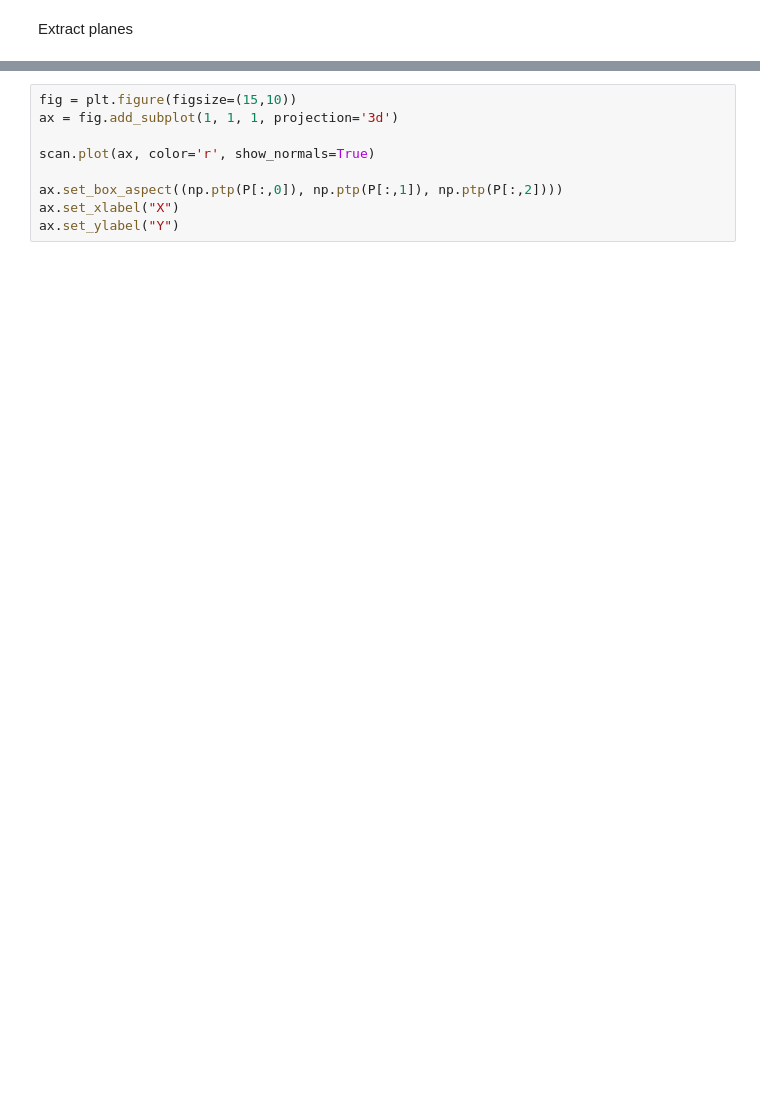
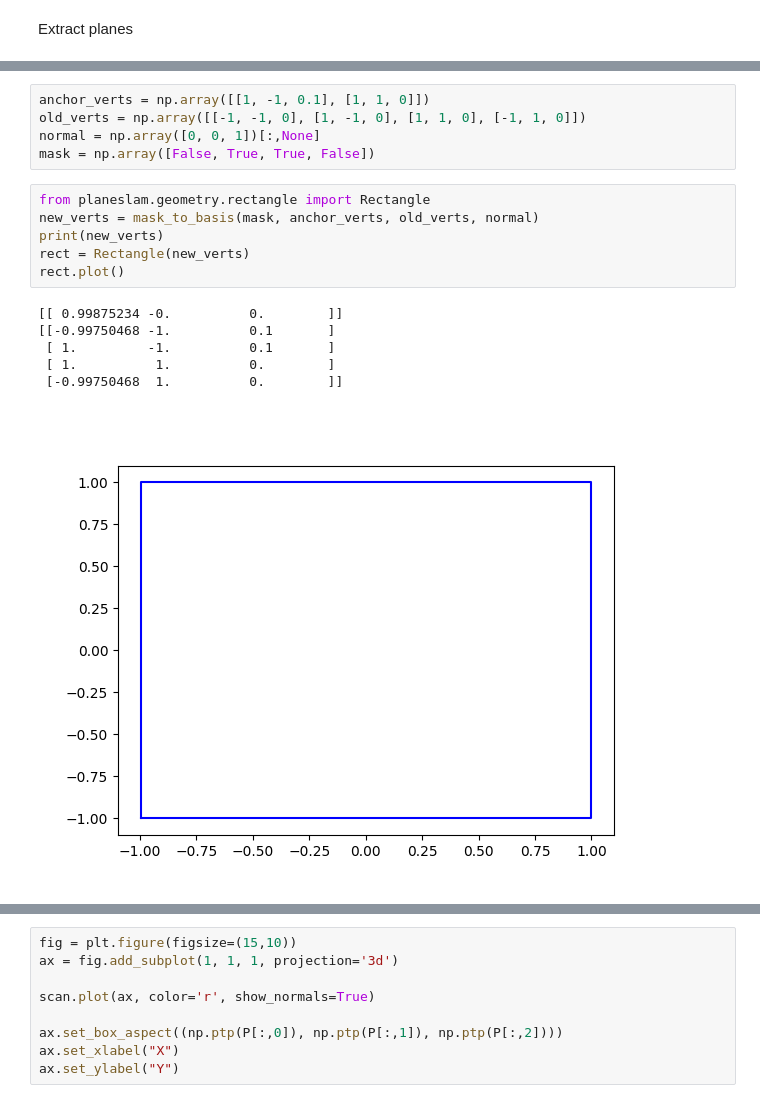
Before and after one commit to Stanford-NavLab/planeslam, a Jupyter notebook: notebooks/extraction_test.ipynb, the cells around one changed output, grey strips where cells are left out. Drawn from its saved outputs; the diff is of its cells as text; blank space fills up the shorter version.

```diff
--- a/notebooks/extraction_test.ipynb
+++ b/notebooks/extraction_test.ipynb
@@ -70,0 +230,18 @@ Extract planes
+# %%
+anchor_verts = np.array([[1, -1, 0.1], [1, 1, 0]])
+old_verts = np.array([[-1, -1, 0], [1, -1, 0], [1, 1, 0], [-1, 1, 0]])
+normal = np.array([0, 0, 1])[:,None]
+mask = np.array([False, True, True, False])
+# %%
+from planeslam.geometry.rectangle import Rectangle
+new_verts = mask_to_basis(mask, anchor_verts, old_verts, normal)
+print(new_verts)
+rect = Rectangle(new_verts)
+rect.plot()
+# %% [output]
+[[ 0.99875234 -0.          0.        ]]
+[[-0.99750468 -1.          0.1       ]
+ [ 1.         -1.          0.1       ]
+ [ 1.          1.          0.        ]
+ [-0.99750468  1.          0.        ]]
+[figure, added]
```
Also changed, not shown: parts of 7 cells of this notebook, 4 other files.
